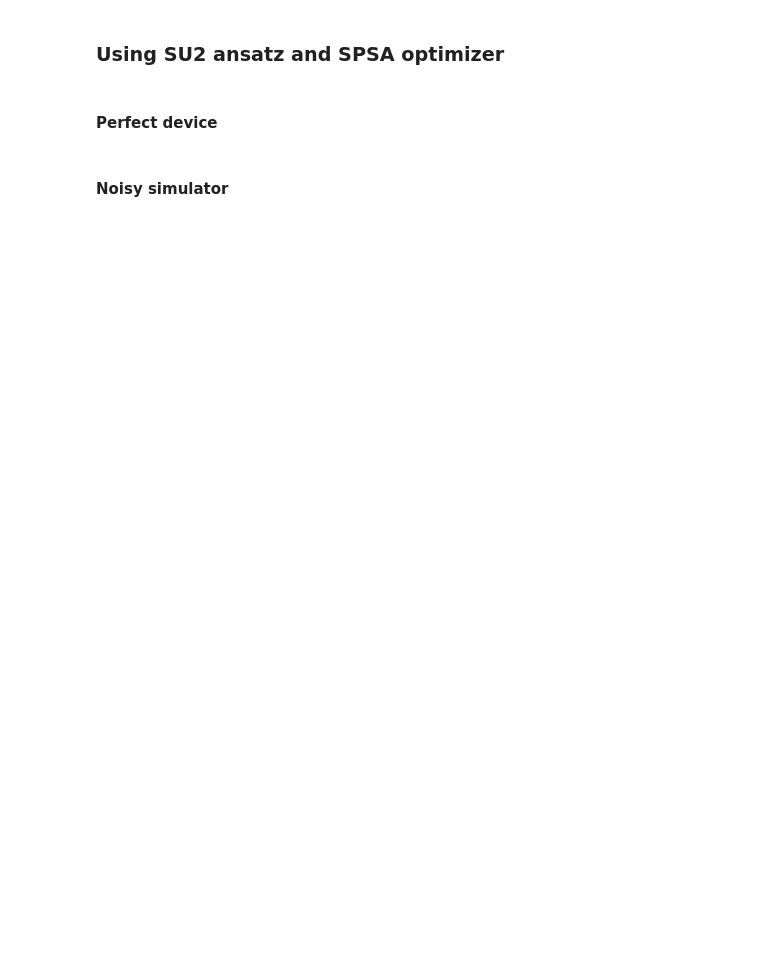
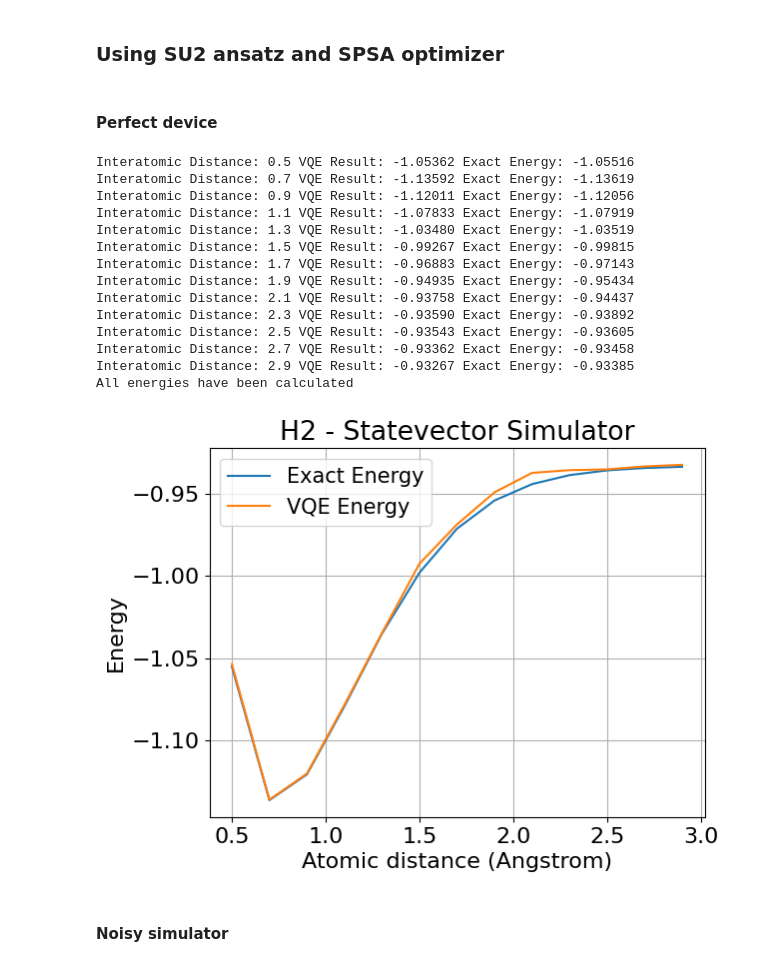
Before and after one commit to mgabijo/Quantum-Chemistry, a Jupyter notebook: final_notebook.ipynb, the cells around one changed output. Saved outputs shown, nothing was run; the diff lists cells and outputs as text; code cells hidden in the pictures; blank space fills up the shorter version.

```diff
--- a/final_notebook.ipynb
+++ b/final_notebook.ipynb
@@ -238,11 +286,27 @@ plot_energies(distances, exact_energies, vqe_energies, "H2")
 # %%
 optimizer = SPSA(maxiter=100)
 var_form = "SU2"
 quantum_instance = statevector_simulator
 
 # Run
 exact_energies, vqe_energies = run_distances(distances, molecule_geometry, multiplicity, charge, remove_orbitals, optimizer, var_form, quantum_instance, var_form)
-plot_energies(distances, exact_energies, vqe_energies, "H2")
+plot_energies(distances, exact_energies, vqe_energies, "H2 - Statevector Simulator")
+# %% [output]
+Interatomic Distance: 0.5 VQE Result: -1.05362 Exact Energy: -1.05516
+Interatomic Distance: 0.7 VQE Result: -1.13592 Exact Energy: -1.13619
+Interatomic Distance: 0.9 VQE Result: -1.12011 Exact Energy: -1.12056
+Interatomic Distance: 1.1 VQE Result: -1.07833 Exact Energy: -1.07919
+Interatomic Distance: 1.3 VQE Result: -1.03480 Exact Energy: -1.03519
+Interatomic Distance: 1.5 VQE Result: -0.99267 Exact Energy: -0.99815
+Interatomic Distance: 1.7 VQE Result: -0.96883 Exact Energy: -0.97143
+Interatomic Distance: 1.9 VQE Result: -0.94935 Exact Energy: -0.95434
+Interatomic Distance: 2.1 VQE Result: -0.93758 Exact Energy: -0.94437
+Interatomic Distance: 2.3 VQE Result: -0.93590 Exact Energy: -0.93892
+Interatomic Distance: 2.5 VQE Result: -0.93543 Exact Energy: -0.93605
+Interatomic Distance: 2.7 VQE Result: -0.93362 Exact Energy: -0.93458
+Interatomic Distance: 2.9 VQE Result: -0.93267 Exact Energy: -0.93385
+All energies have been calculated
+[figure, added]
 # %% [markdown]
 #### Noisy simulator
 # %%
```
Also changed, not shown: parts of 15 cells of this notebook.
